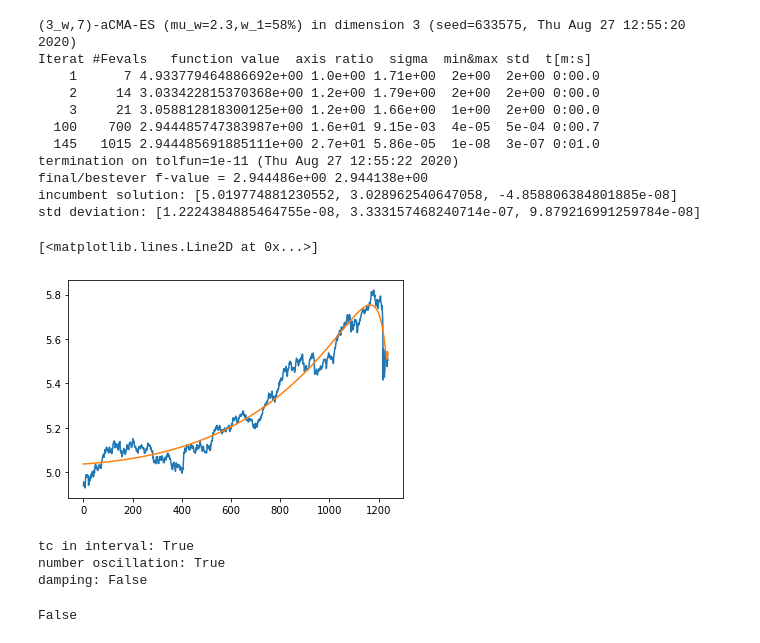
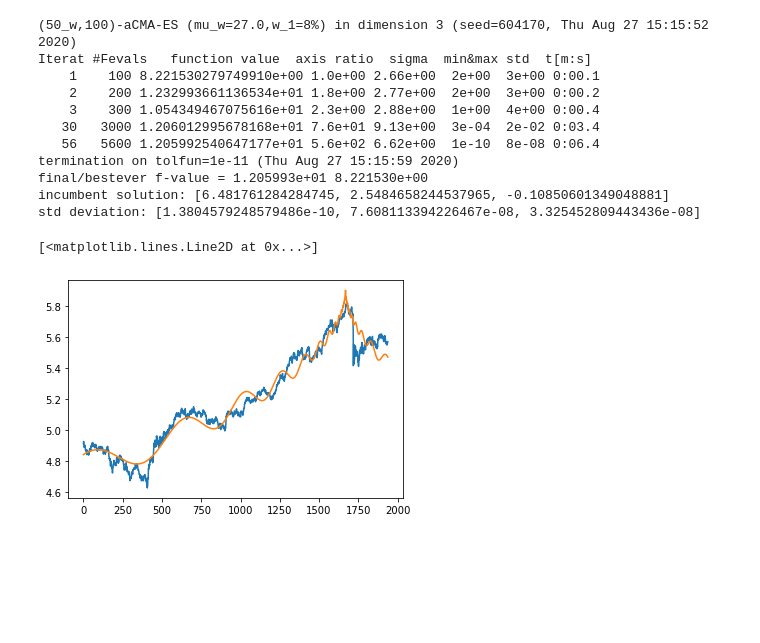
Before and after one commit to niveshigovind/LPPLS, a Jupyter notebook: nb.ipynb, the cells around one changed output. Cells and saved outputs as stored; diff of their text form; code cells hidden in the pictures; blank space fills up the shorter version.

```diff
--- a/nb.ipynb
+++ b/nb.ipynb
@@ -124,0 +131,19 @@ def fit(log_price, max_searches=3):
+# %%
+def fit_cma(log_price):
+    init_limits = [
+        (4, 6),
+        (0, 5),
+        (1, 3),
+    ]
+    non_lin_vals = [random.uniform(a[0], a[1]) for a in init_limits]
+    tc_0 = non_lin_vals[0]
+    beta_0 = non_lin_vals[1]
+    omega_0 = non_lin_vals[2]
+    seed = np.array([tc_0, beta_0, omega_0])
+
+    opti_sol = cma.fmin(lambda x: func(x,log_price),sigma0=2,x0=seed, options={ 'popsize':100})
+    tc, beta, omega = wrapper_scaling(opti_sol[0],log_price)
+    fit_res = fit_ABC(beta, omega, tc, log_price)
+    normed_residual = func([tc, beta, omega],log_price)/len(log_price)
+    sol = {'tc':tc, 'beta':beta, 'omega':omega, 'A':fit_res['A'], 'B':fit_res['B'], 'C1':fit_res['C1'], 'C2':fit_res['C2'], 'Res':normed_residual}
+    return sol
@@ -265,46 +288,19 @@ import cma
-# %%
-config = opti_config(log_price)
-    # set random initialization limits for non-linear params
-init_limits = [
-    (4, 6),
-    (0, 5),
-    (1, 3),
-]
-
-non_lin_vals = [random.uniform(a[0], a[1]) for a in init_limits]
-tc = non_lin_vals[0]
-beta = non_lin_vals[1]
-omega = non_lin_vals[2]
-
-
-seed = np.array([tc, beta, omega])
-
-opti_sol = cma.fmin(lambda x: func(x,log_price),sigma0=2,x0=seed)#, options={ 'popsize':100})
-# %% [output]
-(3_w,7)-aCMA-ES (mu_w=2.3,w_1=58%) in dimension 3 (seed=633575, Thu Aug 27 12:55:20 2020)
-Iterat #Fevals   function value  axis ratio  sigma  min&max std  t[m:s]
-    1      7 4.933779464886692e+00 1.0e+00 1.71e+00  2e+00  2e+00 0:00.0
-    2     14 3.033422815370368e+00 1.2e+00 1.79e+00  2e+00  2e+00 0:00.0
-    3     21 3.058812818300125e+00 1.2e+00 1.66e+00  1e+00  2e+00 0:00.0
-  100    700 2.944485747383987e+00 1.6e+01 9.15e-03  4e-05  5e-04 0:00.7
-  145   1015 2.944485691885111e+00 2.7e+01 5.86e-05  1e-08  3e-07 0:01.0
-termination on tolfun=1e-11 (Thu Aug 27 12:55:22 2020)
-final/bestever f-value = 2.944486e+00 2.944138e+00
-incumbent solution: [5.019774881230552, 3.028962540647058, -4.858806384801885e-08]
-std deviation: [1.2224384885464755e-08, 3.333157468240714e-07, 9.879216991259784e-08]
 # %%
-tc, beta, omega = wrapper_scaling(opti_sol[0],log_price)
-fit_res = fit_ABC(beta, omega, tc, log_price)
-sol = {'tc':tc, 'beta':beta, 'omega':omega, 'A':fit_res['A'], 'B':fit_res['B'], 'C1':fit_res['C1'], 'C2':fit_res['C2'],'Res':normed_residual}
+
+sol = fit_cma(log_price)
 plt.plot(log_price)
 plt.plot(LPPL(range(len(log_price)), sol['A'], sol['B'], sol['C1'], sol['C2'], sol['beta'], sol['omega'], sol['tc']))
 # %% [output]
-[<matplotlib.lines.Line2D at 0x...>]
+(50_w,100)-aCMA-ES (mu_w=27.0,w_1=8%) in dimension 3 (seed=604170, Thu Aug 27 15:15:52 2020)
+Iterat #Fevals   function value  axis ratio  sigma  min&max std  t[m:s]
+    1    100 8.221530279749910e+00 1.0e+00 2.66e+00  2e+00  3e+00 0:00.1
+    2    200 1.232993661136534e+01 1.8e+00 2.77e+00  2e+00  3e+00 0:00.2
+    3    300 1.054349467075616e+01 2.3e+00 2.88e+00  1e+00  4e+00 0:00.4
+   30   3000 1.206012995678168e+01 7.6e+01 9.13e+00  3e-04  2e-02 0:03.4
+   56   5600 1.205992540647177e+01 5.6e+02 6.62e+00  1e-10  8e-08 0:06.4
+termination on tolfun=1e-11 (Thu Aug 27 15:15:59 2020)
+final/bestever f-value = 1.205993e+01 8.221530e+00
+incumbent solution: [6.481761284284745, 2.5484658244537965, -0.10850601349048881]
+std deviation: [1.3804579248579486e-10, 7.608113394226467e-08, 3.325452809443436e-08]
+[<matplotlib.lines.Line2D at 0x...>]
-[figure, old version]
+[figure, new version]
-# %%
-conditions_satisfied(beta=sol['beta'], omega=sol['omega'], tc=sol['tc'], A=sol['A'], B=sol['B'], C1=sol['C1'], C2=sol['C2'], dt=2000)
-# %% [output]
-tc in interval: True
-number oscillation: True
-damping: False
-False
```
Also changed, not shown: parts of 10 cells of this notebook.
